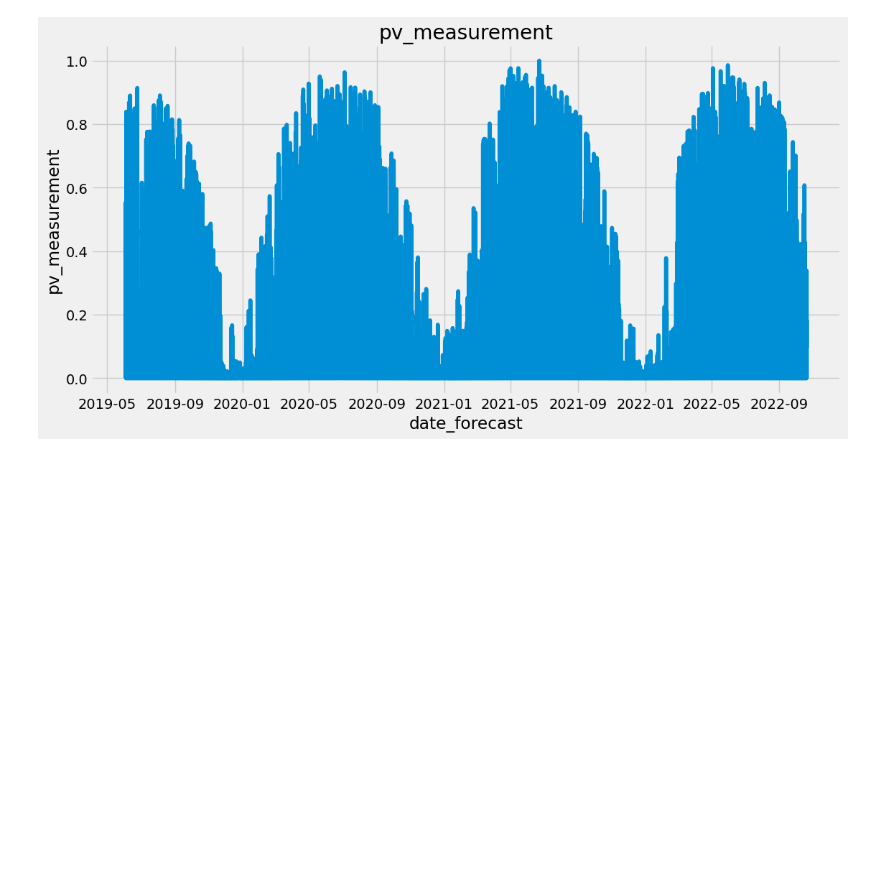
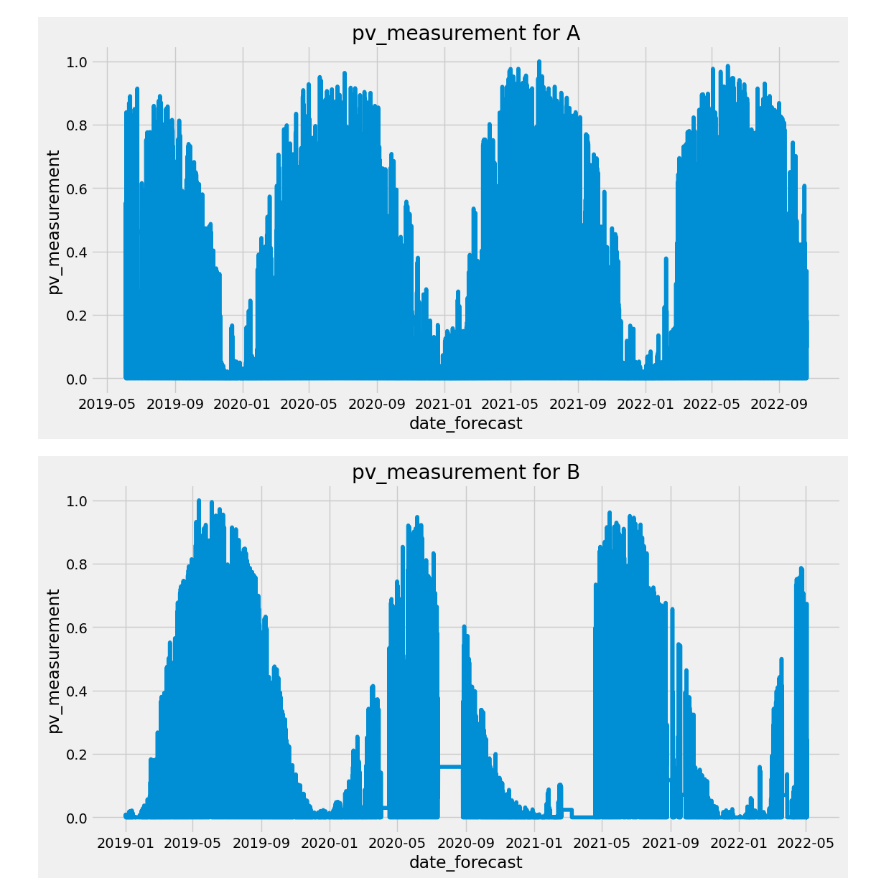
Before and after one commit to art-test-stack/ml_competition, a Jupyter notebook: read_files_nahel.ipynb, the cells around one changed output. Drawn from its saved outputs; the diff is of its cells as text; code cells hidden in the pictures; blank space fills up the shorter version.

```diff
--- a/read_files_nahel.ipynb
+++ b/read_files_nahel.ipynb
@@ -741,26 +27,3 @@ XGBoost(train_a)
-# %%
-### import
-import os
-import pandas as pd
-import numpy as np
-import matplotlib.pylab as plt
-import seaborn as sns
-from tqdm import tqdm
-import networkx as nx
-import scipy
-import json
-import sys
-import xgboost as xgb
-from xgboost import plot_importance, plot_tree
-from sklearn.metrics import mean_squared_error, mean_absolute_error
-#sys.path.append('/content/drive/MyDrive/EcolesIngenieur/NTNU/MachineLearning/GroupWork/')
-import utils
-#import settings
-
-
-plt.style.use('fivethirtyeight')
-pd.set_option('display.max_rows', 200)
-pd.set_option('display.max_columns', 200)
 # %%
 from sklearn.preprocessing import StandardScaler
 import pickle #pour charger un scaler déjà entrainé
@@ -917,3 +105,5 @@ def normalize_dataframe(df):
     return normalized_df
 # %%
 merged_df_pre_a = normalize_dataframe(merged_df_pre_a)
+merged_df_pre_b = normalize_dataframe(merged_df_pre_b)
+merged_df_pre_c = normalize_dataframe(merged_df_pre_c)
@@ -988,3 +115,5 @@ def create_features(df, label):
 split_date_a = pd.to_datetime("2022-01-01")
 # %%
 merged_df_pre_a.index = pd.to_datetime(merged_df_pre_a.index)
+merged_df_pre_b.index = pd.to_datetime(merged_df_pre_b.index)
+merged_df_pre_c.index = pd.to_datetime(merged_df_pre_c.index)
@@ -1007,10 +120,27 @@ merged_df_pre_a
 # %%
 plt.figure(figsize=(12, 6))
 plt.plot(merged_df_pre_a['date_forecast'], merged_df_pre_a['pv_measurement'])
-plt.title('pv_measurement')
+plt.title('pv_measurement for A')
 plt.xlabel('date_forecast')
 plt.ylabel('pv_measurement')
 plt.grid(True)
 plt.show()
+
+plt.figure(figsize=(12, 6))
+plt.plot(merged_df_pre_b['date_forecast'], merged_df_pre_b['pv_measurement'])
+plt.title('pv_measurement for B')
+plt.xlabel('date_forecast')
+plt.ylabel('pv_measurement')
+plt.grid(True)
+plt.show()
+
+plt.figure(figsize=(12, 6))
+plt.plot(merged_df_pre_c['date_forecast'], merged_df_pre_c['pv_measurement'])
+plt.title('pv_measurement for C')
+plt.xlabel('date_forecast')
+plt.ylabel('pv_measurement')
+plt.grid(True)
+plt.show()
 # %% [output]
-[figure, old version]
+[figure, new version]
+[figure, added]
```
Also changed, not shown: parts of 74 cells of this notebook.
